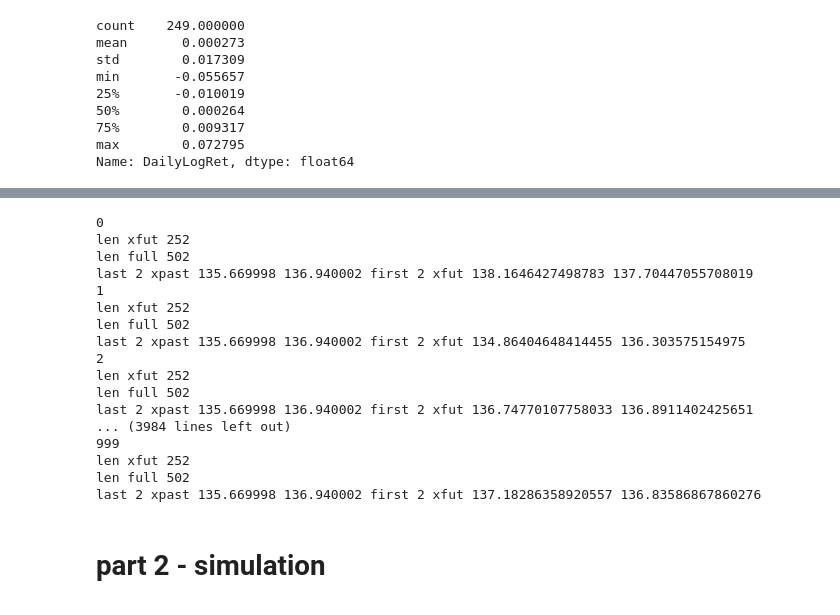
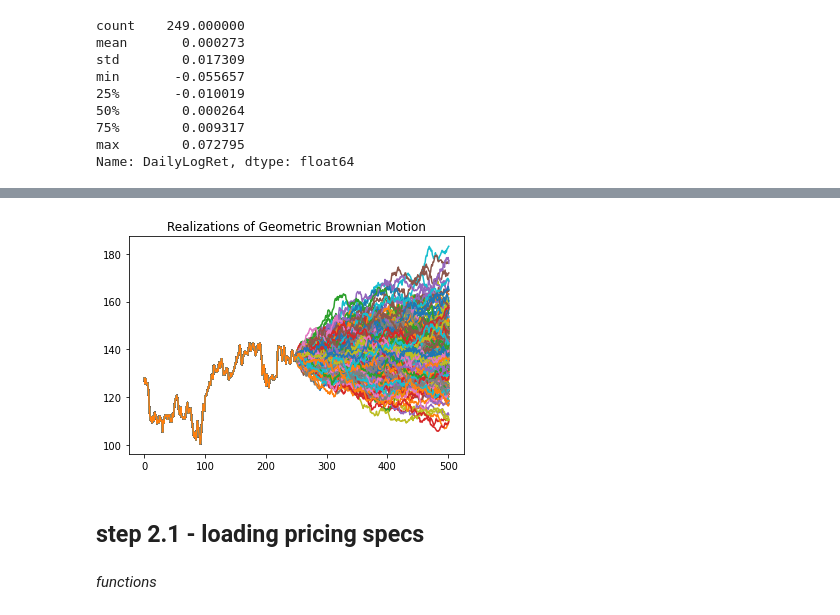
Before and after one commit to a-moscatelli/home, a Jupyter notebook: am-wiki-assets/equityaccumulator/gbm.ipynb, the cells around one changed output, grey strips where cells are left out. Saved outputs shown, nothing was run; the diff lists cells and outputs as text; code cells hidden in the pictures.

```diff
--- a/am-wiki-assets/equityaccumulator/gbm.ipynb
+++ b/am-wiki-assets/equityaccumulator/gbm.ipynb
@@ -7,0 +7,7 @@ summary = {}
+# %%
+folder = r'M:\DEV\github__a_moscatelli\repositories\home\am-wiki-assets\equityaccumulator'+'\\'
+
+hist_csv_filename = folder + 'JPM.csv'
+summary = {}
+verbose = False
+charting = True
@@ -37,0 +34,3 @@ yh
+# %%
+yhz=load_past(hist_csv_filename)
+yhz
@@ -48,5 +75,5 @@ def add_columns(df,AdjClose):
 # %%
-yh=add_columns(yh,'AdjClose')
+yh=add_columns(yhz,'AdjClose')
 # %%
 yh.DailyLogRet.describe()
 # %% [output]
@@ -127,22 +144,19 @@ from datetime import datetime
 rpath = []
 fullpath = []
 
-noPaths = 1000
+noPaths = 252 # *2   # 1000
+futprices = 252
 
 summary['paths'] = noPaths
 summary['hist_lastclose'] = yh.AdjClose.iloc[-1]
 
 print('hist profile:',yhs)
 lastclose = yh.AdjClose.iloc[-1]
-futprices = 252
 summary['futprices'] = futprices
 summary['exec_start_rand'] = datetime.now()
 for ipath in range(noPaths):
-    print(ipath)
-    rpath.append(get_path(yhs['mu'],yhs['sigma'],futprices,lastclose))
-    #print(rpath[ipath])
-    #rp=rpath[ipath]
-    #df = pd.DataFrame(data=rp,columns=['px'])
-    # /math.sqrt(252)
+    #print('ipath:',ipath)
+    xpath=get_futpath(yhs['mu'],yhs['sigma'],futprices,lastclose)
+    rpath.append(xpath)
 # %% [output]
 hist profile: {'sigma': 0.017308744241388962, 'mu': 0.0002726544013365923, 'dretCount': 249}
@@ -168,37 +162,0 @@ hist profile: {'sigma': 0.017308744241388962, 'mu': 0.0002726544013365923, 'dret
-# %%
-xpast = yh.AdjClose.values # = yh.AdjClose.to_numpy()
-for ipath in range(noPaths):
-    print(ipath)
-    #print(type(xpast).__name__)
-    #print(xpast.shape)
-    xfut = rpath[ipath]
-    #xfut = xfut_z
-    print('len xfut',len(xfut))
-#    xfut = np.delete(xfut_z, 0) # xfut[0] is going to be = xpast[-1], hence this removal.
-    #print(type(xfut).__name__)
-    #print(xfut.shape)
-    full = np.concatenate([xpast,xfut])
-    print('len full',len(full))
-    fullpath.append(full)
-    #print(len(full))
-    #plt.plot(full)
-    #print(type(x).__name__)
-    print('last 2 xpast',xpast[-2],xpast[-1],'first 2 xfut',xfut[0],xfut[1])
-# %% [output]
-0
-len xfut 252
-len full 502
-last 2 xpast 135.669998 136.940002 first 2 xfut 138.1646427498783 137.70447055708019
-1
-len xfut 252
-len full 502
-last 2 xpast 135.669998 136.940002 first 2 xfut 134.86404648414455 136.303575154975
-2
-len xfut 252
-len full 502
-last 2 xpast 135.669998 136.940002 first 2 xfut 136.74770107758033 136.8911402425651
-... (3984 lines left out)
-999
-len xfut 252
-len full 502
-last 2 xpast 135.669998 136.940002 first 2 xfut 137.18286358920557 136.83586867860276
@@ -205,6 +170,8 @@ last 2 xpast 135.669998 136.940002 first 2 xfut 137.18286358920557 136.835868678
 # %%
-if False:
+if True:
     for ipath in range(noPaths):
         plt.plot(fullpath[ipath])
         plt.title("Realizations of Geometric Brownian Motion")
     #plt.show()
+# %% [output]
+[figure, added]
@@ -213,8 +178,10 @@ if False:
-# %% [markdown]
-# part 2 - simulation
+# %% [markdown]
+## step 2.1 - loading pricing specs
 # %%
 import yaml  # pip install pyyaml
 from datetime import datetime, timedelta
+# %% [markdown]
+*functions*
 # %%
 def load_contract_spec(contract):
     with open(contract, 'r') as file:
```
Also changed, not shown: parts of 61 cells of this notebook, 3 other files.
